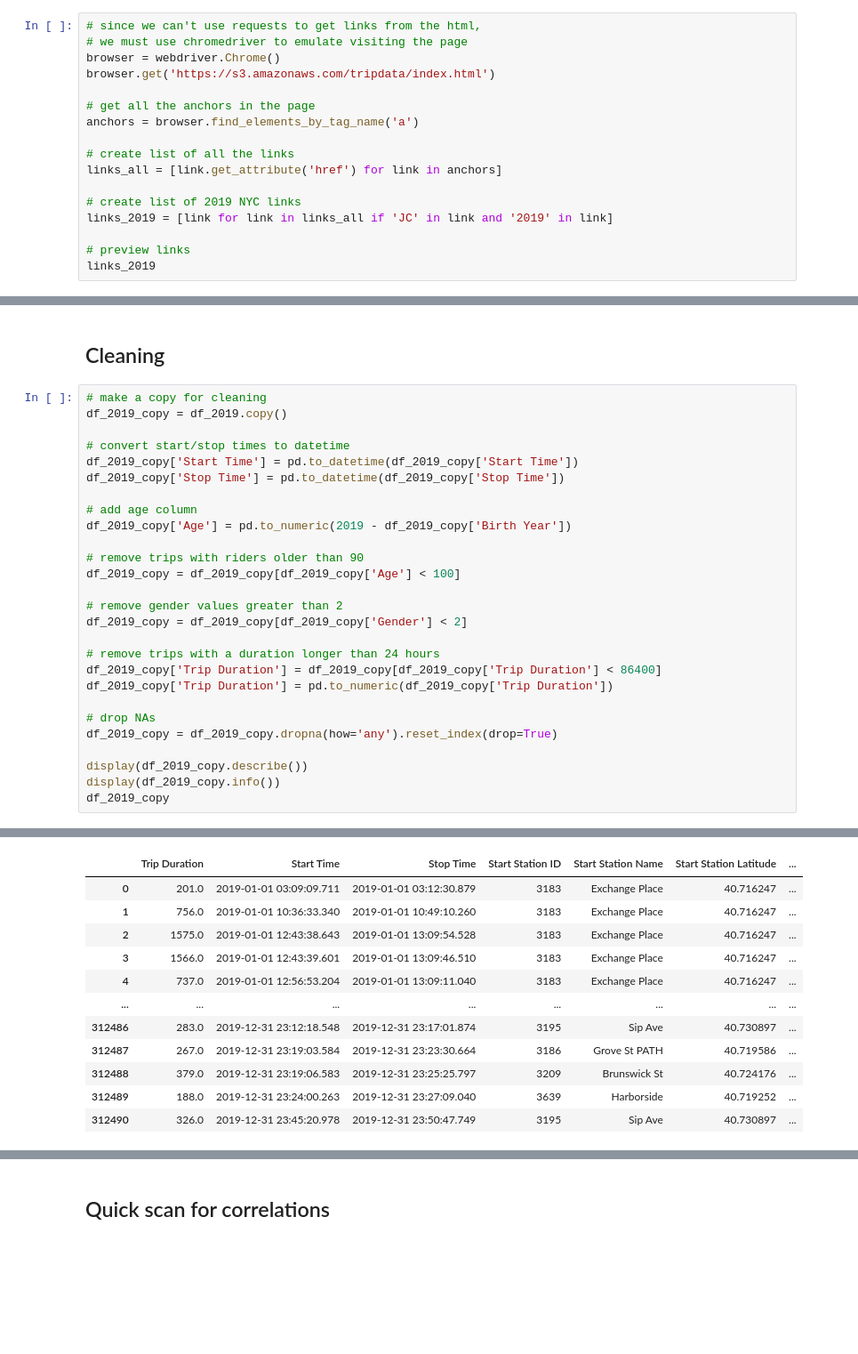
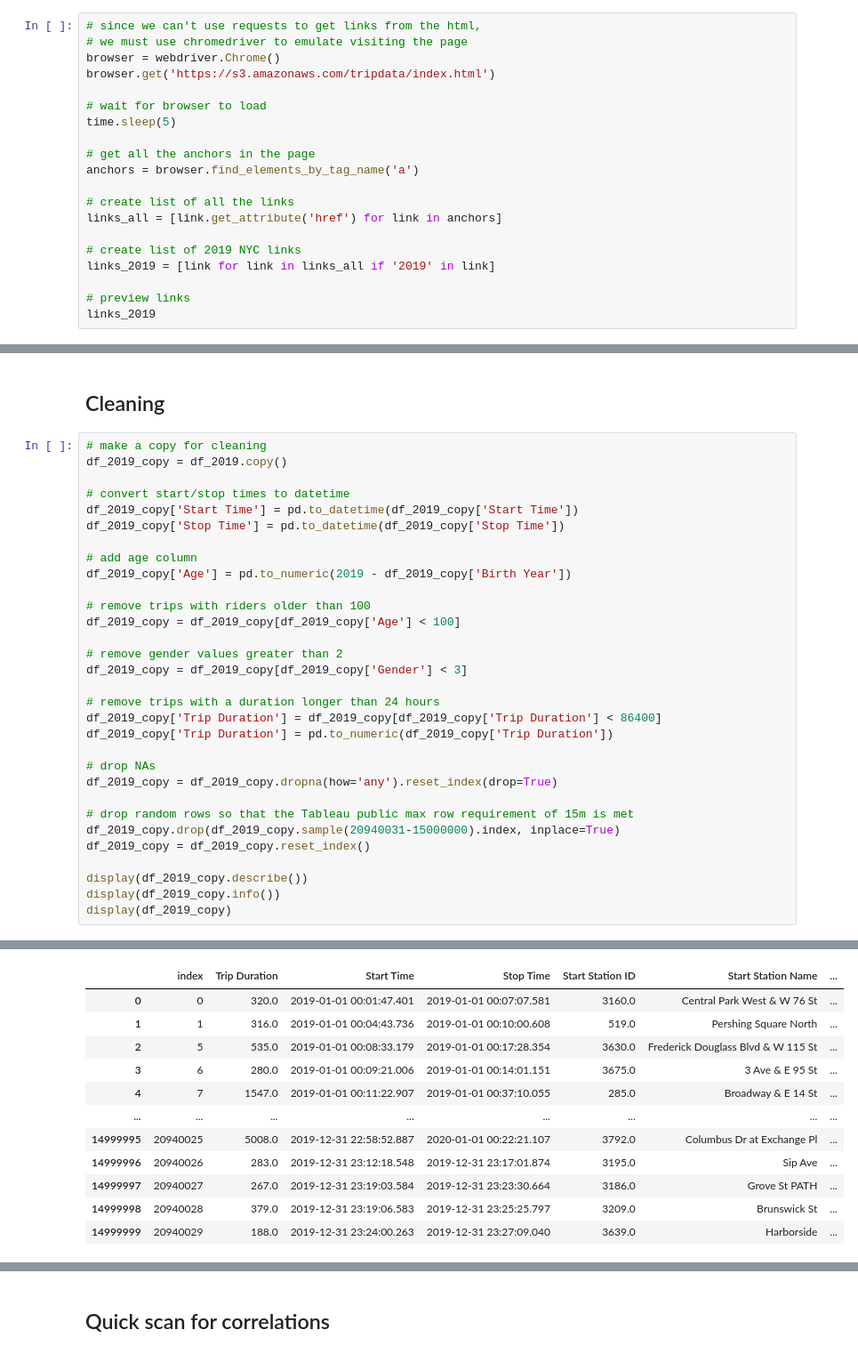
Before and after one commit to L0per/citi-bike, a Jupyter notebook: data_processing.ipynb, the cells around one changed output, grey strips where cells are left out. Shown at 89% size. Saved outputs shown, nothing was run; the diff lists cells and outputs as text; blank space fills up the shorter version.

```diff
--- a/data_processing.ipynb
+++ b/data_processing.ipynb
@@ -15,6 +13,9 @@ import matplotlib.pyplot as plt
 # we must use chromedriver to emulate visiting the page
 browser = webdriver.Chrome()
 browser.get('https://s3.amazonaws.com/tripdata/index.html')
+
+# wait for browser to load
+time.sleep(5)
 
 # get all the anchors in the page
 anchors = browser.find_elements_by_tag_name('a')
@@ -23,7 +24,7 @@ anchors = browser.find_elements_by_tag_name('a')
 links_all = [link.get_attribute('href') for link in anchors]
 
 # create list of 2019 NYC links
-links_2019 = [link for link in links_all if 'JC' in link and '2019' in link]
+links_2019 = [link for link in links_all if '2019' in link]
 
 # preview links
 links_2019
@@ -131,11 +146,11 @@ df_2019_copy['Stop Time'] = pd.to_datetime(df_2019_copy['Stop Time'])
 # add age column
 df_2019_copy['Age'] = pd.to_numeric(2019 - df_2019_copy['Birth Year'])
 
-# remove trips with riders older than 90
+# remove trips with riders older than 100
 df_2019_copy = df_2019_copy[df_2019_copy['Age'] < 100]
 
 # remove gender values greater than 2
-df_2019_copy = df_2019_copy[df_2019_copy['Gender'] < 2]
+df_2019_copy = df_2019_copy[df_2019_copy['Gender'] < 3]
 
 # remove trips with a duration longer than 24 hours
 df_2019_copy['Trip Duration'] = df_2019_copy[df_2019_copy['Trip Duration'] < 86400]
@@ -144,7 +159,11 @@ df_2019_copy['Trip Duration'] = pd.to_numeric(df_2019_copy['Trip Duration'])
 # drop NAs
 df_2019_copy = df_2019_copy.dropna(how='any').reset_index(drop=True)
 
+# drop random rows so that the Tableau public max row requirement of 15m is met
+df_2019_copy.drop(df_2019_copy.sample(20940031-15000000).index, inplace=True)
+df_2019_copy = df_2019_copy.reset_index()
+
 display(df_2019_copy.describe())
 display(df_2019_copy.info())
-df_2019_copy
+display(df_2019_copy)
 # %% [output]
@@ -177,13 +196,13 @@ memory usage: 38.1+ MB
 None
-|  | Trip Duration | Start Time | Stop Time | Start Station ID | Start Station Name | Start Station Latitude | ... |
-| 0 | 201.0 | 2019-01-01 03:09:09.711 | 2019-01-01 03:12:30.879 | 3183 | Exchange Place | 40.716247 | ... |
-| 1 | 756.0 | 2019-01-01 10:36:33.340 | 2019-01-01 10:49:10.260 | 3183 | Exchange Place | 40.716247 | ... |
-| 2 | 1575.0 | 2019-01-01 12:43:38.643 | 2019-01-01 13:09:54.528 | 3183 | Exchange Place | 40.716247 | ... |
-| 3 | 1566.0 | 2019-01-01 12:43:39.601 | 2019-01-01 13:09:46.510 | 3183 | Exchange Place | 40.716247 | ... |
-| 4 | 737.0 | 2019-01-01 12:56:53.204 | 2019-01-01 13:09:11.040 | 3183 | Exchange Place | 40.716247 | ... |
+|  | index | Trip Duration | Start Time | Stop Time | Start Station ID | Start Station Name | ... |
+| 0 | 0 | 320.0 | 2019-01-01 00:01:47.401 | 2019-01-01 00:07:07.581 | 3160.0 | Central Park West & W 76 St | ... |
+| 1 | 1 | 316.0 | 2019-01-01 00:04:43.736 | 2019-01-01 00:10:00.608 | 519.0 | Pershing Square North | ... |
+| 2 | 5 | 535.0 | 2019-01-01 00:08:33.179 | 2019-01-01 00:17:28.354 | 3630.0 | Frederick Douglass Blvd & W 115 St | ... |
+| 3 | 6 | 280.0 | 2019-01-01 00:09:21.006 | 2019-01-01 00:14:01.151 | 3675.0 | 3 Ave & E 95 St | ... |
+| 4 | 7 | 1547.0 | 2019-01-01 00:11:22.907 | 2019-01-01 00:37:10.055 | 285.0 | Broadway & E 14 St | ... |
 | ... | ... | ... | ... | ... | ... | ... | ... |
-| 312486 | 283.0 | 2019-12-31 23:12:18.548 | 2019-12-31 23:17:01.874 | 3195 | Sip Ave | 40.730897 | ... |
-| 312487 | 267.0 | 2019-12-31 23:19:03.584 | 2019-12-31 23:23:30.664 | 3186 | Grove St PATH | 40.719586 | ... |
-| 312488 | 379.0 | 2019-12-31 23:19:06.583 | 2019-12-31 23:25:25.797 | 3209 | Brunswick St | 40.724176 | ... |
-| 312489 | 188.0 | 2019-12-31 23:24:00.263 | 2019-12-31 23:27:09.040 | 3639 | Harborside | 40.719252 | ... |
-| 312490 | 326.0 | 2019-12-31 23:45:20.978 | 2019-12-31 23:50:47.749 | 3195 | Sip Ave | 40.730897 | ... |
+| 14999995 | 20940025 | 5008.0 | 2019-12-31 22:58:52.887 | 2020-01-01 00:22:21.107 | 3792.0 | Columbus Dr at Exchange Pl | ... |
+| 14999996 | 20940026 | 283.0 | 2019-12-31 23:12:18.548 | 2019-12-31 23:17:01.874 | 3195.0 | Sip Ave | ... |
+| 14999997 | 20940027 | 267.0 | 2019-12-31 23:19:03.584 | 2019-12-31 23:23:30.664 | 3186.0 | Grove St PATH | ... |
+| 14999998 | 20940028 | 379.0 | 2019-12-31 23:19:06.583 | 2019-12-31 23:25:25.797 | 3209.0 | Brunswick St | ... |
+| 14999999 | 20940029 | 188.0 | 2019-12-31 23:24:00.263 | 2019-12-31 23:27:09.040 | 3639.0 | Harborside | ... |
```
Also changed, not shown: parts of 10 cells of this notebook, 1 other file.
